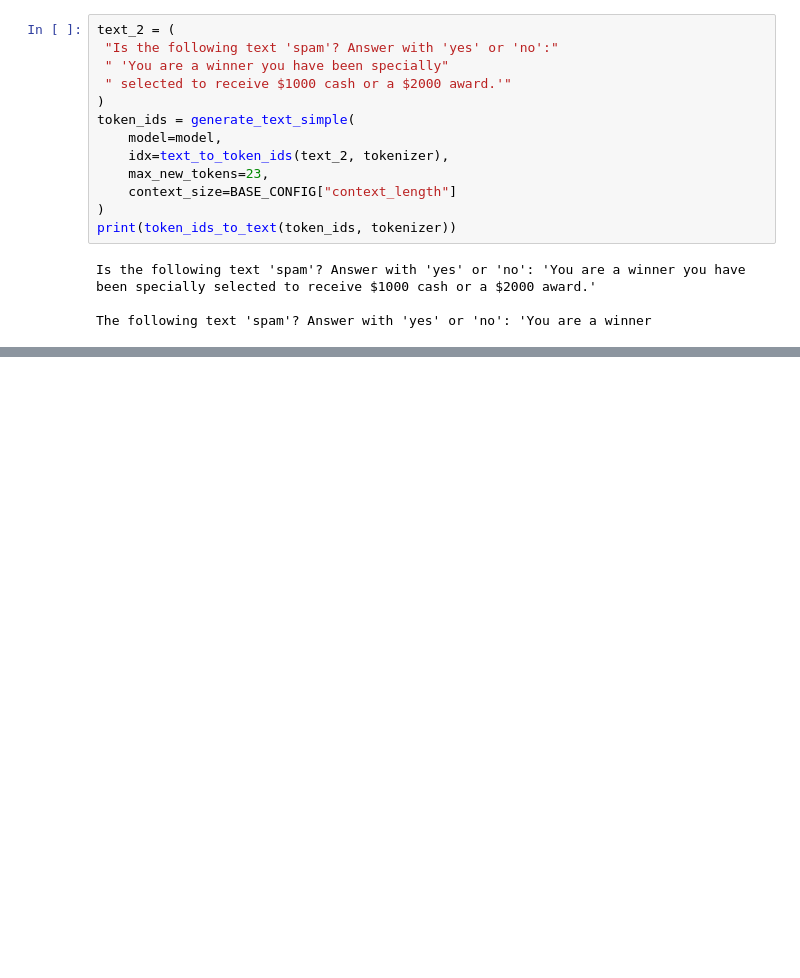
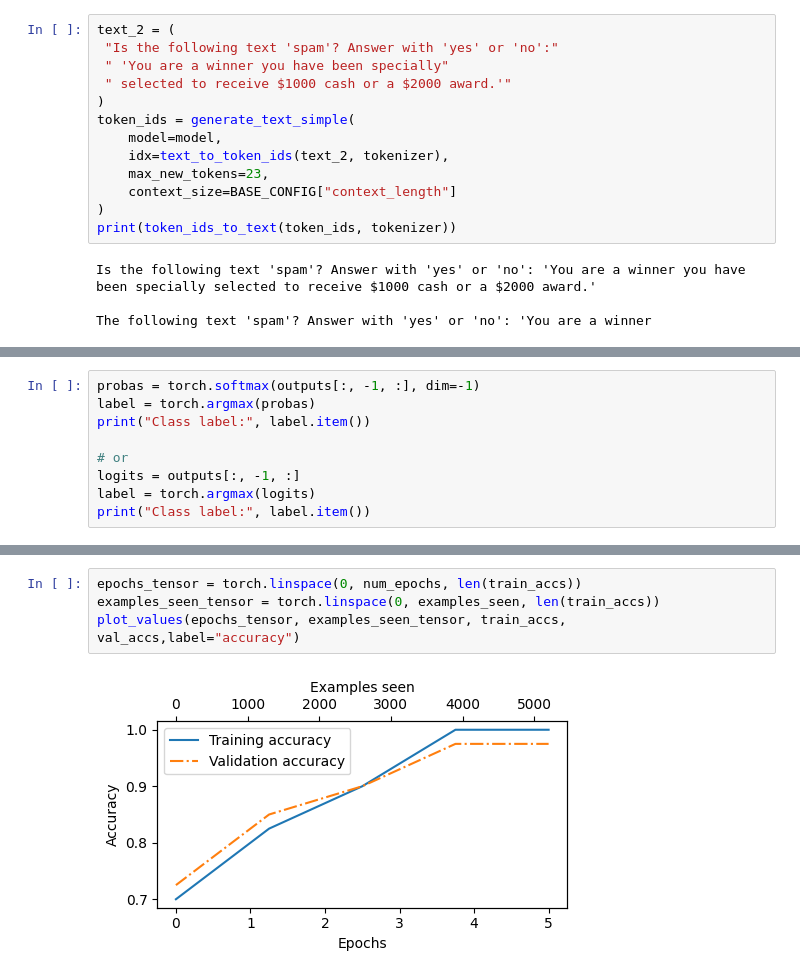
Before and after one commit to dan1dr/lit-LLM, a Jupyter notebook: notebooks/4.fine-tunning_classification.ipynb, the cells around one changed output, grey strips where cells are left out. Cells and saved outputs as stored; diff of their text form; blank space fills up the shorter version.

```diff
--- a/notebooks/4.fine-tunning_classification.ipynb
+++ b/notebooks/4.fine-tunning_classification.ipynb
@@ -324,0 +381,9 @@ As we see, the model is struggling to follow instructions, lacking instruction f
+# %%
+probas = torch.softmax(outputs[:, -1, :], dim=-1)
+label = torch.argmax(probas)
+print("Class label:", label.item())
+
+# or
+logits = outputs[:, -1, :]
+label = torch.argmax(logits)
+print("Class label:", label.item())
@@ -324,0 +597,6 @@ As we see, the model is struggling to follow instructions, lacking instruction f
+# %%
+epochs_tensor = torch.linspace(0, num_epochs, len(train_accs))
+examples_seen_tensor = torch.linspace(0, examples_seen, len(train_accs))
+plot_values(epochs_tensor, examples_seen_tensor, train_accs, val_accs,label="accuracy")
+# %% [output]
+[figure, added]
```
Also changed, not shown: parts of 28 cells of this notebook.
